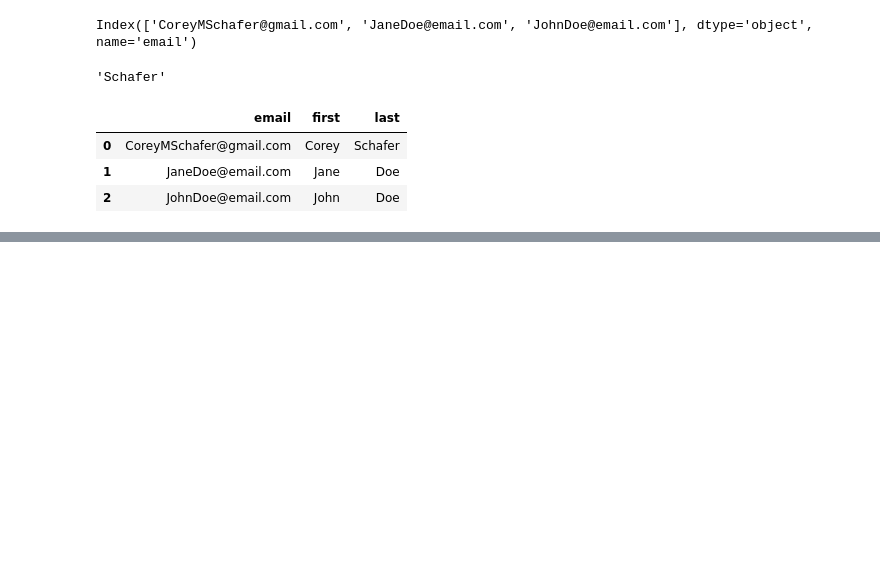
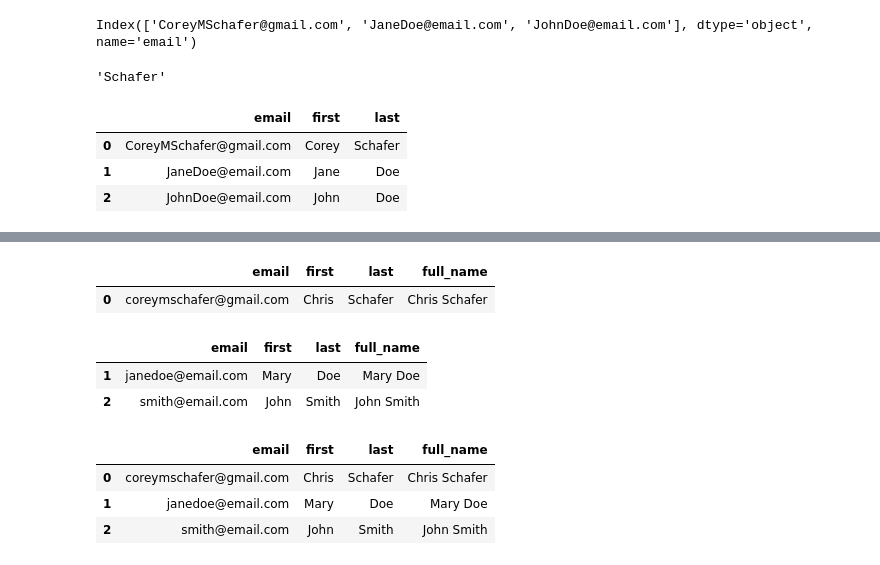
Before and after one commit to aleksmn/PandasDemo, a Jupyter notebook: Snippets.ipynb, the cells around one changed output, grey strips where cells are left out. Drawn from its saved outputs; the diff is of its cells as text; code cells hidden in the pictures; blank space fills up the shorter version.

```diff
--- a/Snippets.ipynb
+++ b/Snippets.ipynb
@@ -113,0 +258,18 @@ df
+# %%
+df[filt]
+# %% [output]
+|  | email | first | last | full_name |
+| 0 | coreymschafer@gmail.com | Chris | Schafer | Chris Schafer |
+# %%
+df.drop(index=df[filt].index)
+# %% [output]
+|  | email | first | last | full_name |
+| 1 | janedoe@email.com | Mary | Doe | Mary Doe |
+| 2 | smith@email.com | John | Smith | John Smith |
+# %%
+df
+# %% [output]
+|  | email | first | last | full_name |
+| 0 | coreymschafer@gmail.com | Chris | Schafer | Chris Schafer |
+| 1 | janedoe@email.com | Mary | Doe | Mary Doe |
+| 2 | smith@email.com | John | Smith | John Smith |
```
Also changed, not shown: parts of 25 cells of this notebook, 2 other files.
